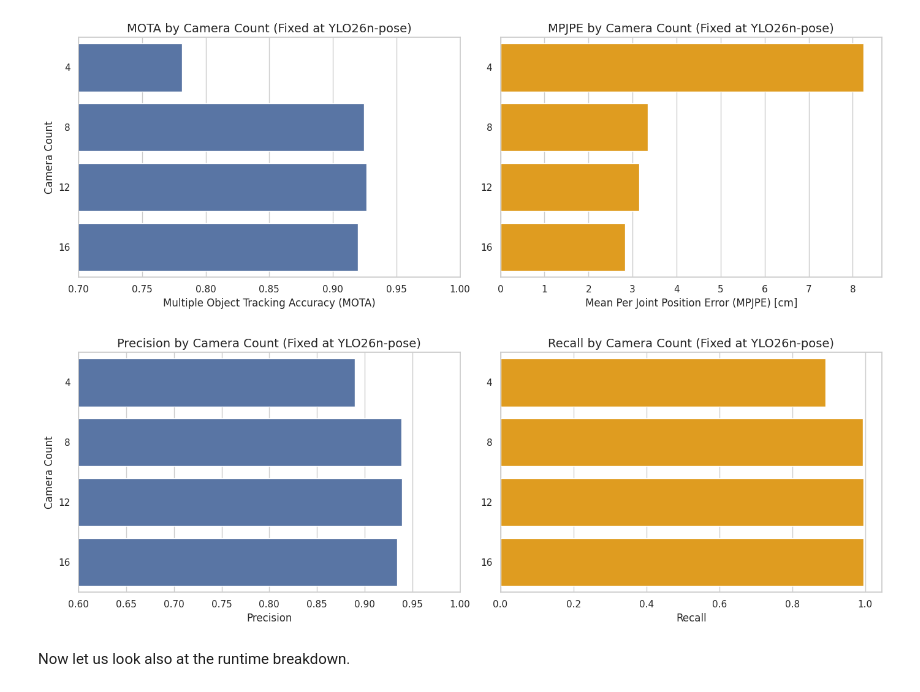
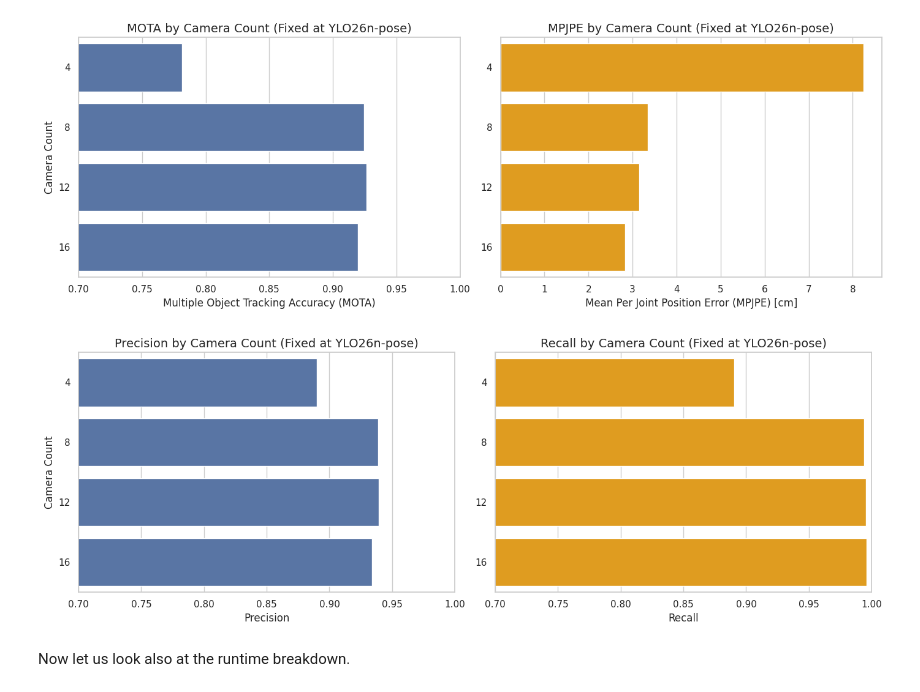
Before and after one commit to rolandbernard/capstone-project, a Jupyter notebook: code/notebooks/3.evaluation.ipynb, the cells around one changed output. Drawn from its saved outputs; the diff is of its cells as text; code cells hidden in the pictures.

```diff
--- a/code/notebooks/3.evaluation.ipynb
+++ b/code/notebooks/3.evaluation.ipynb
@@ -209,31 +209,31 @@ plt.show()
 # %%
 fig, axes = plt.subplots(1, 2, figsize=(14, 5))
 
 # Precision comparison (higher is better)
 ax = sns.barplot(
     data=df_yolo_scaling, x="Precision", y="n_cams", ax=axes[0],
     errorbar=None, order=[4, 8, 12, 16], orient="h"
 )
 axes[0].set_title("Precision by Camera Count (Fixed at YLO26n-pose)")
 axes[0].set_xlabel("Precision")
 axes[0].set_ylabel("Camera Count")
-axes[0].set_xlim(0.85, 1.00)
+axes[0].set_xlim(0.7, 1.0)
 
 # Recall comparison (higher is better)
 sns.barplot(
     data=df_yolo_scaling, x="Recall", y="n_cams", ax=axes[1], color="orange",
     errorbar=None, order=[4, 8, 12, 16], orient="h"
 )
 axes[1].set_title("Recall by Camera Count (Fixed at YLO26n-pose)")
 axes[1].set_xlabel("Recall")
 axes[1].set_ylabel("")
-axes[0].set_xlim(0.60, 1.00)
+axes[1].set_xlim(0.7, 1.0)
 
 plt.tight_layout()
 plt.savefig("../../report/figures/camera_count_comparison_precision.pdf")
 plt.show()
 # %% [output]
-[figure, old version]
+[figure, new version]
 # %% [markdown]
 Now let us look also at the runtime breakdown.
 # %%
```
Also changed, not shown: parts of 11 cells of this notebook, 12 other files.
